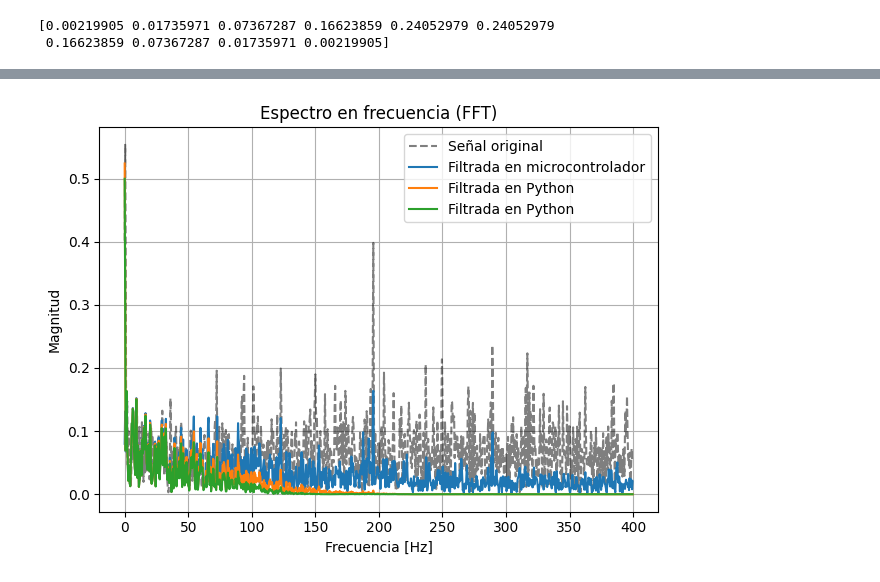
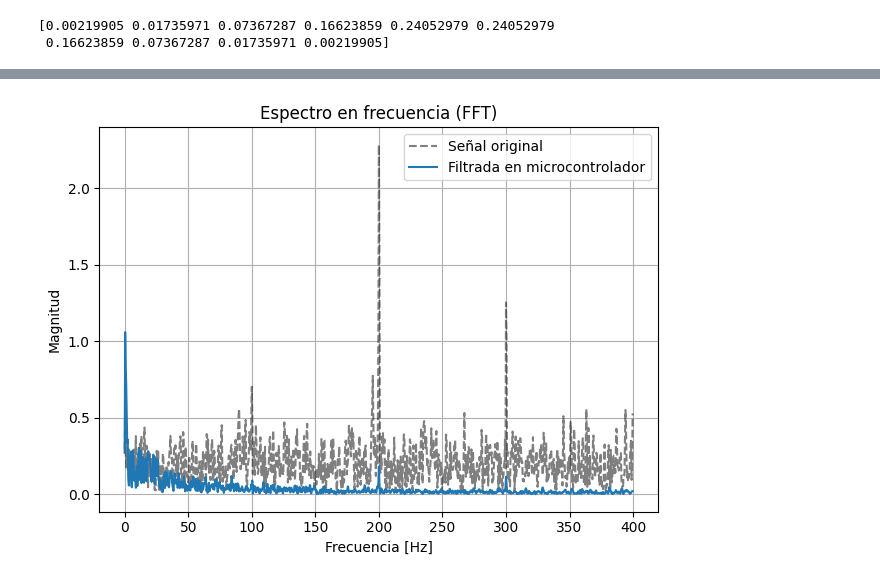
Before and after one commit to FrancoLopez0/ega_grupo_3, a Jupyter notebook: 2_workspace/firmware/scripts/scripts.ipynb, the cells around one changed output, grey strips where cells are left out. Cells and saved outputs as stored; diff of their text form; code cells hidden in the pictures.

```diff
--- a/2_workspace/firmware/scripts/scripts.ipynb
+++ b/2_workspace/firmware/scripts/scripts.ipynb
@@ -55,8 +55,8 @@ def media_movil(datos, ventana):
 
 # file1 = 'led_raw_samples.csv'  # Primer archivo CSV
 # file2 = 'led_samples_filter.csv'  # Segundo archivo CSV
-file1 = 'led_fusion_raw_samples.csv'  # Segundo archivo CSV
-file2 = 'led_fusion_filter_samples.csv'  # Segundo archivo CSV
+file1 = 'led_no_kalman_samples.csv'  # Segundo archivo CSV
+file2 = 'led_kalman_samples.csv'  # Segundo archivo CSV
 
 t, raw_samples = load_csv(file1)
 
@@ -183,33 +183,33 @@ python_filtered_moving_avg_windowed = windowed(python_filtered_moving_avg, windo
 # Calcular FFT
 fft_result_raw_samples = np.fft.fft(raw_samples_windowed)
 freq_raw = np.fft.fftfreq(len(raw_samples), d=1/sample_rate)
 
 # Solo parte positiva
 n = len(raw_samples)
 
 fft_magnitud = np.abs(fft_result_raw_samples[:n//2]) / n
 freq_raw = freq_raw[:n//2]
 
 fft_result_filtered_samples = np.fft.fft(filtered_samples_windowed)
 fft_magnitud_filtered = np.abs(fft_result_filtered_samples[:n//2]) / n
 
 fft_result_python_filtered = np.fft.fft(python_filtered_windowed)
 fft_magnitud_python_filtered = np.abs(fft_result_python_filtered[:n//2]) / n
 
 fft_result_python_filtered_moving_avg = np.fft.fft(python_filtered_moving_avg_windowed)
 fft_magnitud_python_filtered_moving_avg = np.abs(fft_result_python_filtered_moving_avg[:n//2]) / n
 
 # Graficar espectro
 plt.plot(freq_raw, fft_magnitud, 'k--', alpha=0.5, label='Señal original')
 plt.plot(freq_raw, fft_magnitud_filtered, label='Filtrada en microcontrolador')
-plt.plot(freq_raw, fft_magnitud_python_filtered, label='Filtrada en Python')
-plt.plot(freq_raw, fft_magnitud_python_filtered_moving_avg, label='Filtrada en Python')
+# plt.plot(freq_raw, fft_magnitud_python_filtered, label='Filtrada en Python')
+# plt.plot(freq_raw, fft_magnitud_python_filtered_moving_avg, label='Filtrada en Python')
 plt.title("Espectro en frecuencia (FFT)")
 plt.xlabel("Frecuencia [Hz]")
 plt.ylabel("Magnitud")
 plt.grid(True)
 plt.legend()
 plt.tight_layout()
 plt.show()
 # %% [output]
-[figure, old version]
+[figure, new version]
```
Also changed, not shown: parts of 1 cell of this notebook, 8 other files.
